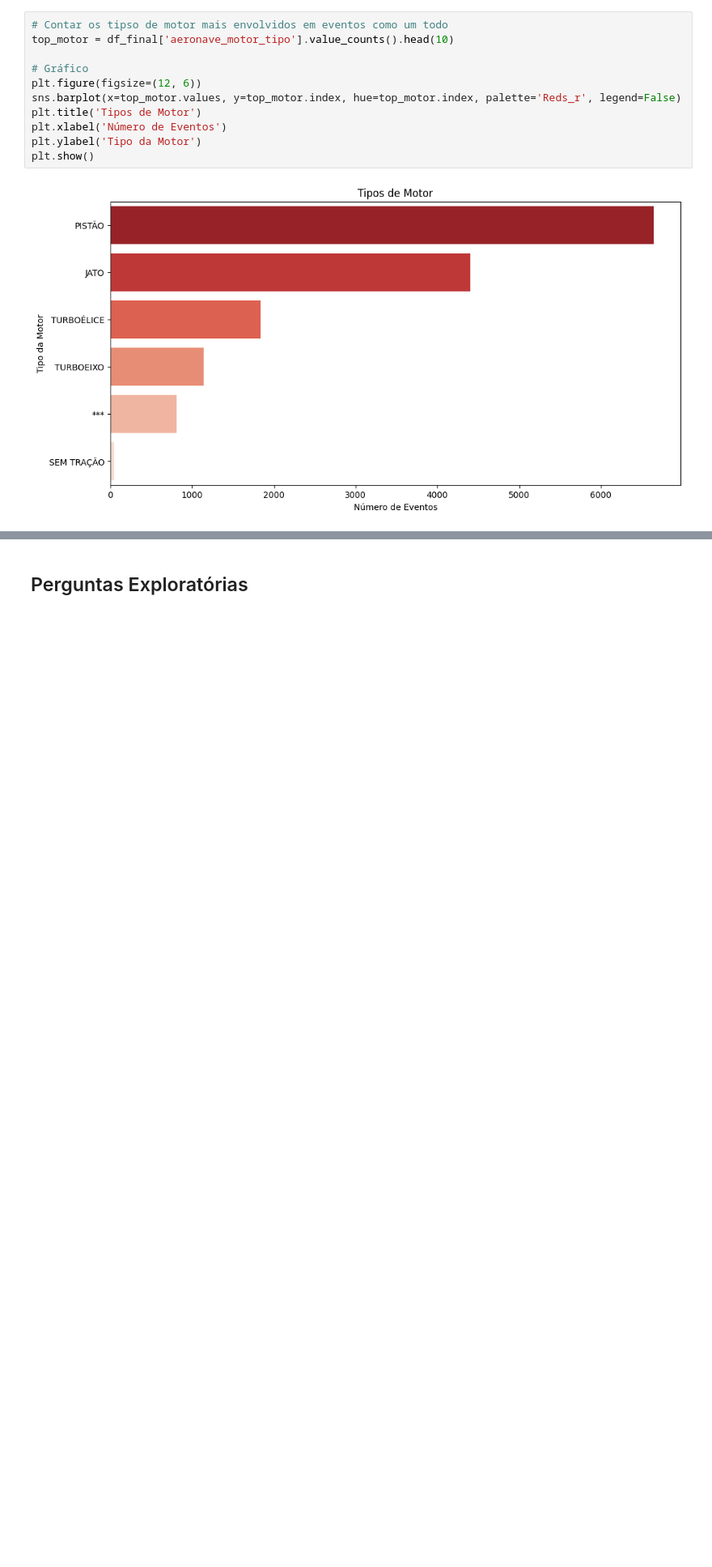
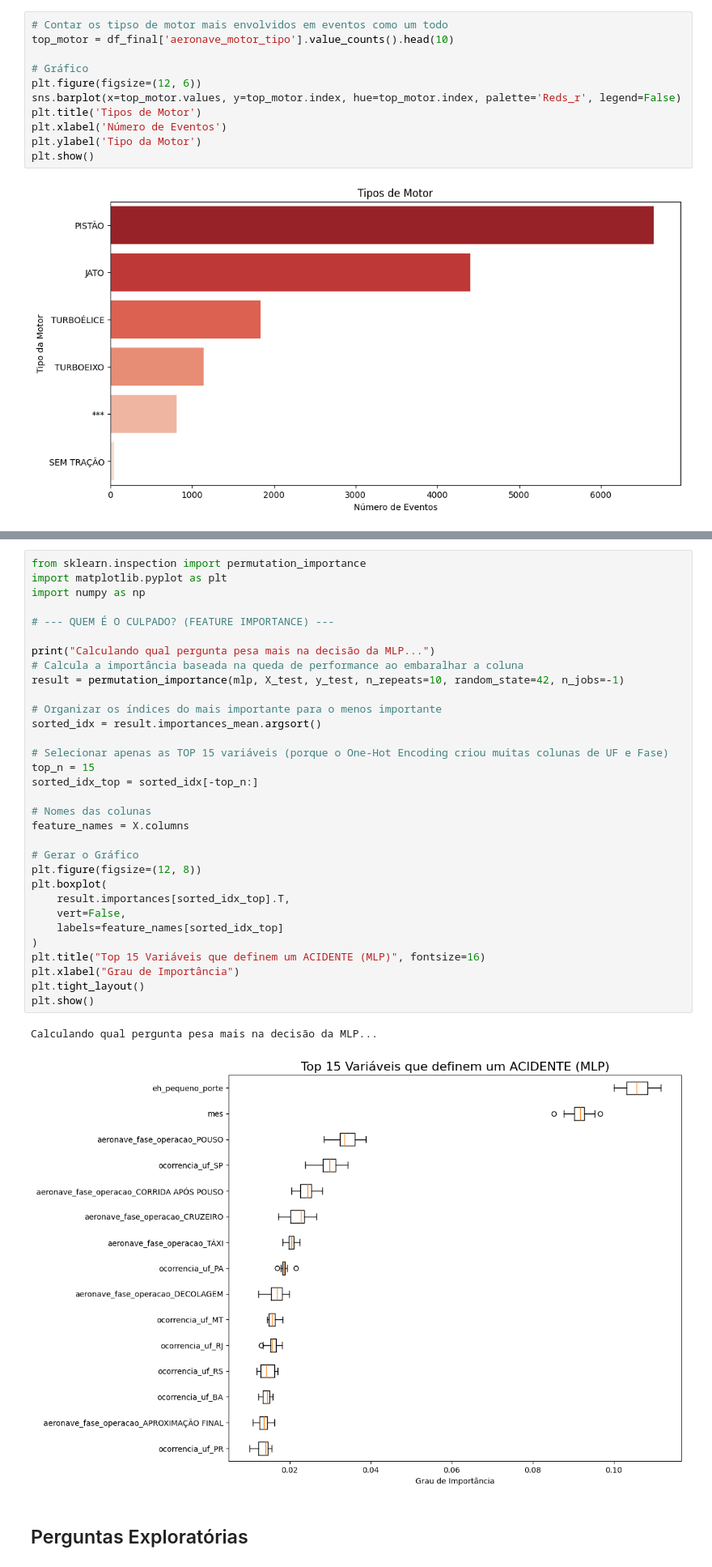
Before and after one commit to renanaqn/DCA3501-CD-Projeto-Final, a Jupyter notebook: analise_inicial.ipynb, the cells around one changed output, grey strips where cells are left out. Shown at 81% size. Drawn from its saved outputs; the diff is of its cells as text; blank space fills up the shorter version.

```diff
--- a/analise_inicial.ipynb
+++ b/analise_inicial.ipynb
@@ -166,2 +274,37 @@ plt.show()
+# %%
+from sklearn.inspection import permutation_importance
+import matplotlib.pyplot as plt
+import numpy as np
+
+# --- QUEM É O CULPADO? (FEATURE IMPORTANCE) ---
+
+print("Calculando qual pergunta pesa mais na decisão da MLP...")
+# Calcula a importância baseada na queda de performance ao embaralhar a coluna
+result = permutation_importance(mlp, X_test, y_test, n_repeats=10, random_state=42, n_jobs=-1)
+
+# Organizar os índices do mais importante para o menos importante
+sorted_idx = result.importances_mean.argsort()
+
+# Selecionar apenas as TOP 15 variáveis (porque o One-Hot Encoding criou muitas colunas de UF e Fase)
+top_n = 15
+sorted_idx_top = sorted_idx[-top_n:]
+
+# Nomes das colunas
+feature_names = X.columns
+
+# Gerar o Gráfico
+plt.figure(figsize=(12, 8))
+plt.boxplot(
+    result.importances[sorted_idx_top].T,
+    vert=False,
+    labels=feature_names[sorted_idx_top]
+)
+plt.title("Top 15 Variáveis que definem um ACIDENTE (MLP)", fontsize=16)
+plt.xlabel("Grau de Importância")
+plt.tight_layout()
+plt.show()
+# %% [output]
+Calculando qual pergunta pesa mais na decisão da MLP...
+[figure, added]
 # %% [markdown]
 ## Perguntas Exploratórias
```
Also changed, not shown: parts of 2 cells of this notebook, 1 other file.
